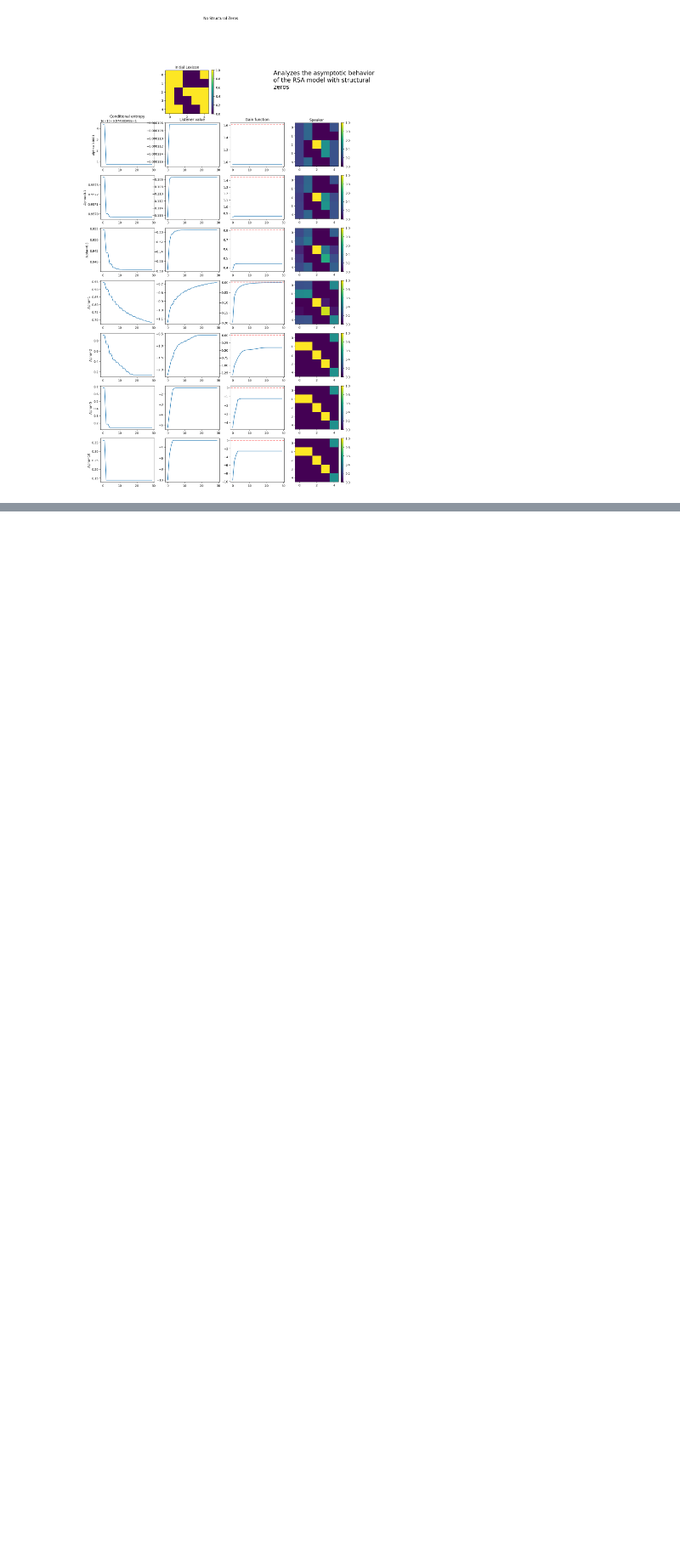
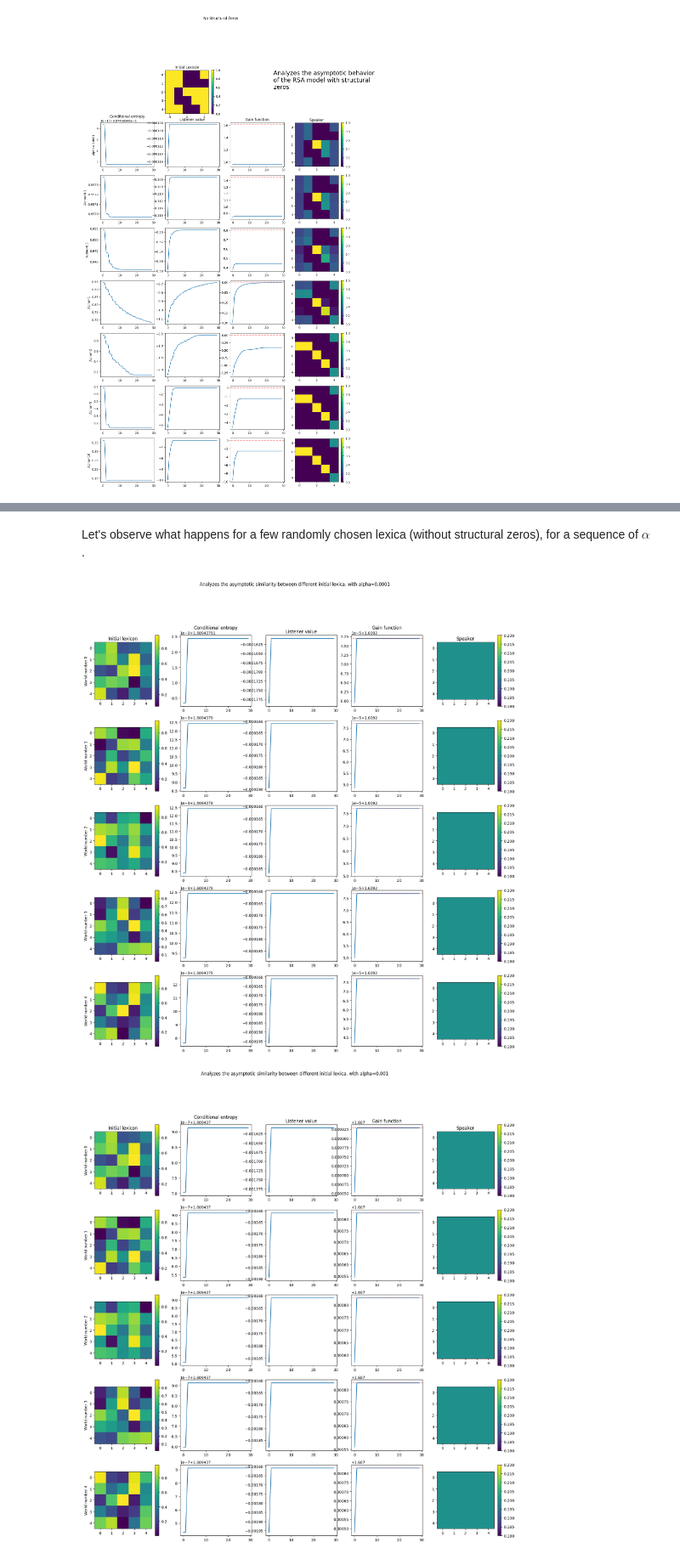
Before and after one commit to GabrielBeFr/RSA-research, a Jupyter notebook: experiments.ipynb, the cells around one changed output, grey strips where cells are left out. Shown at 85% size. Saved outputs shown, nothing was run; the diff lists cells and outputs as text; code cells hidden in the pictures; blank space fills up the shorter version.

```diff
--- a/experiments.ipynb
+++ b/experiments.ipynb
@@ -179,0 +260,30 @@ asymptotic_analysis_alphas(alphas_list, rsa_model, world, version, depth, verbos
+# %% [markdown]
+Let's observe what happens for a few randomly chosen lexica (without structural zeros), for a sequence of $\alpha$.
+# %%
+from analyses import asymptotic_analysis_lexica
+from settings import worlds, rsa_models
+import numpy as np
+
+alphas_list = [1e-4, 1e-3, 1e-2, 1e-1, 0.5, 1, 2, 5, 10]
+worlds = [
+        {
+            'file_name': 'Asymptotic_identicality.txt',
+            'surname': 'Analyzes the asymptotic similarity between different initial lexica.',
+            'utterances': ['I love you', 'I like you', 'You make me indifferent', 'I dislike you', 'I hate you'],
+            'meanings': ['Lover', 'Friend', 'Somebody', 'Unfriend', 'Hater'],
+            'lexicon': np.random.rand(5, 5),
+            'costs': np.array([0, 0, 0, 0, 0]),
+            'priors': np.array([1/5,1/5,1/5,1/5,1/5])
+        }
+        for _ in range(5)
+    ]
+rsa_model = rsa_models['classic_RSA']
+version = 'RSA'
+depth = 15
+verbose = False
+
+for alpha in alphas_list:
+    asymptotic_analysis_lexica(alpha, rsa_model, worlds, version, depth, verbose)
+# %% [output]
+[figure, added]
+[figure, added]
```
Also changed, not shown: parts of 10 cells of this notebook, 6 other files.
